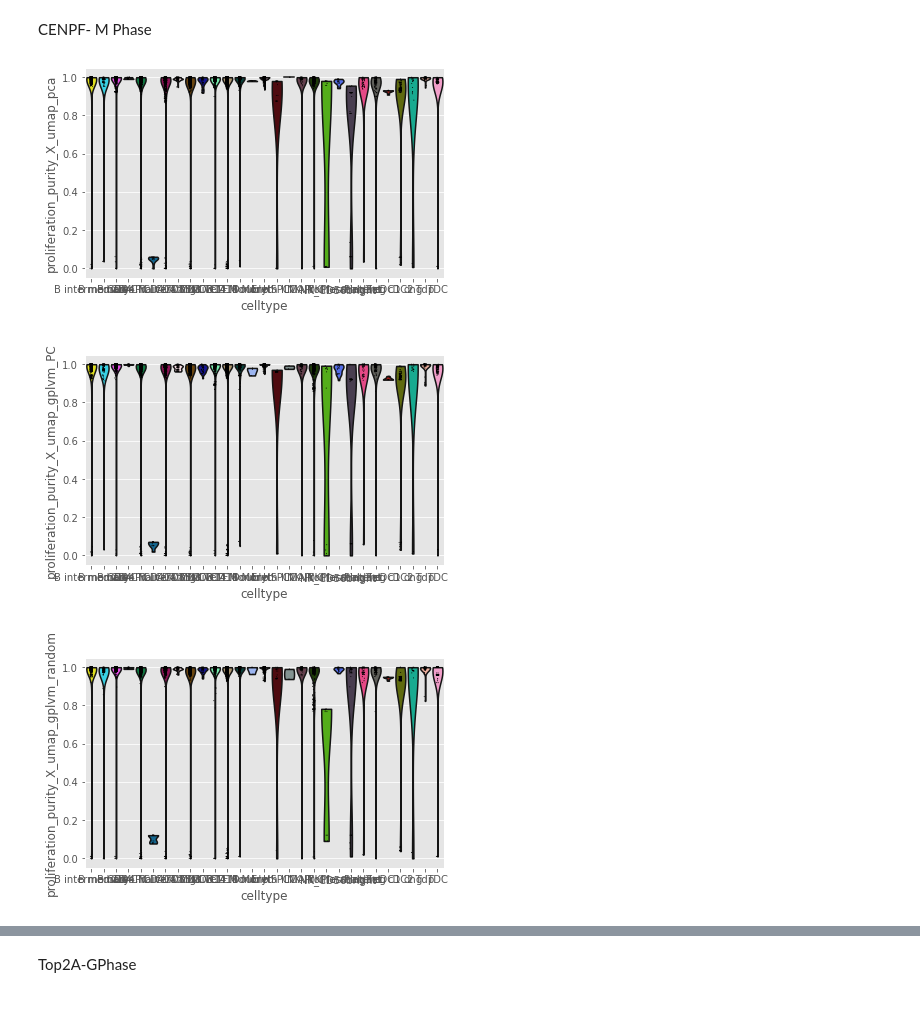
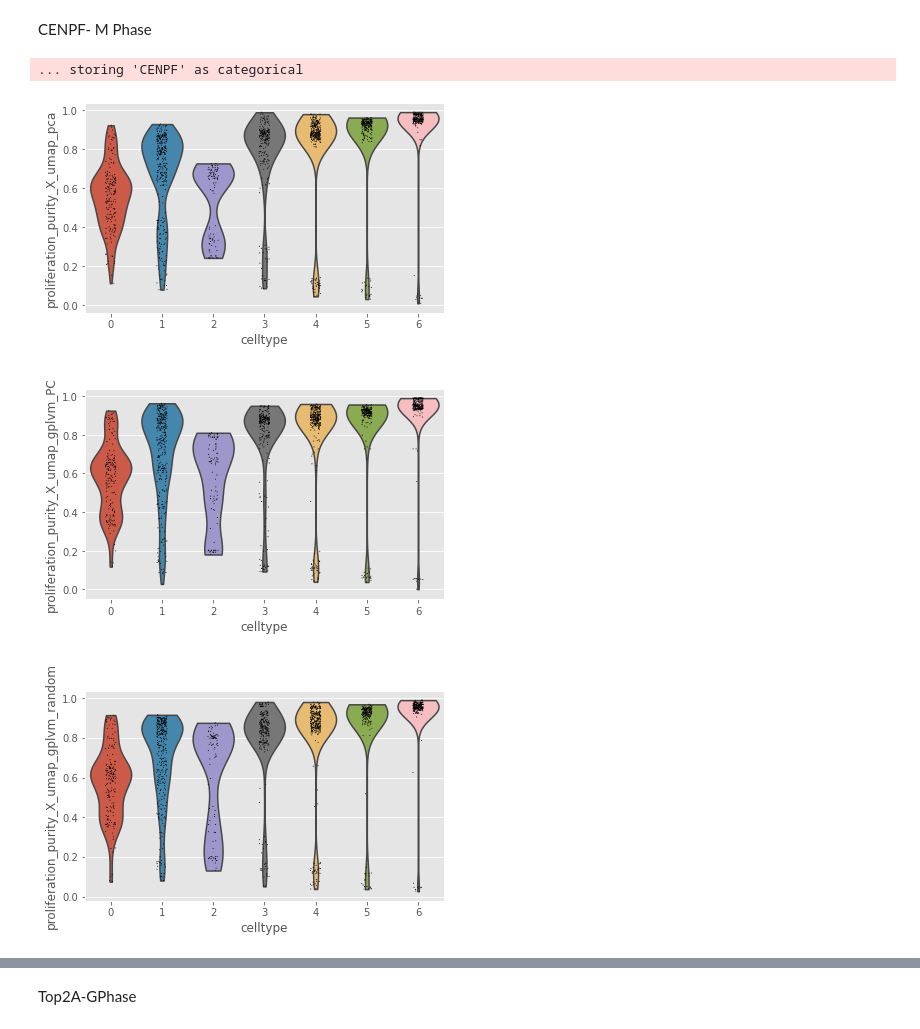
Before and after one commit to shaistamadad/GPLVM_Shaista, a Jupyter notebook: KNN_purity.ipynb, the cells around one changed output, grey strips where cells are left out. Drawn from its saved outputs; the diff is of its cells as text; code cells hidden in the pictures.

```diff
--- a/KNN_purity.ipynb
+++ b/KNN_purity.ipynb
@@ -136,22 +277,22 @@ TT_DF
 # %% [markdown]
 CENPF- M Phase
 # %%
-datasets1=[ pancreas]
-datasets2=[forebrain, pbmc10k]
-for i in range(len(datasets1)):
-    proliferation_purity(datasets1[i], "X_umap_pca", 'Cenpf')
-    proliferation_purity(datasets1[i], "X_umap_gplvm_random", 'Cenpf')
-    proliferation_purity(datasets1[i], "X_umap_gplvm_PC", 'Cenpf')
+datasets2=[forebrain,  pancreas, pbmc10k]
 for i in range(len(datasets2)):
     proliferation_purity(datasets2[i], "X_umap_pca", 'CENPF')
     proliferation_purity(datasets2[i], "X_umap_gplvm_PC", 'CENPF')
     proliferation_purity(datasets2[i], "X_umap_gplvm_random", 'CENPF')
 
 
 
 forebrain.obs['celltype'] = pd.Categorical(forebrain.obs.celltype)
 (forebrain.obs.dtypes)
 
 sc.pl.violin(forebrain, 'proliferation_purity_X_umap_pca', groupby='celltype')
 sc.pl.violin(forebrain, 'proliferation_purity_X_umap_gplvm_PC', groupby='celltype')
 sc.pl.violin(forebrain, 'proliferation_purity_X_umap_gplvm_random', groupby='celltype')
+# %% [output]
+... storing 'CENPF' as categorical
+[figure, added]
+[figure, added]
+[figure, added]
@@ -158,9 +305,5 @@ sc.pl.violin(forebrain, 'proliferation_purity_X_umap_gplvm_random', groupby='cel
 # %%
-sc.pl.violin(pbmc10k, 'proliferation_purity_X_umap_pca', groupby='celltype')
-sc.pl.violin(pbmc10k, 'proliferation_purity_X_umap_gplvm_PC', groupby='celltype')
-sc.pl.violin(pbmc10k, 'proliferation_purity_X_umap_gplvm_random', groupby='celltype')
+# sc.pl.violin(pbmc10k2, 'proliferation_purity_X_umap_pca', groupby='celltype')
+# sc.pl.violin(pbmc10k2, 'proliferation_purity_X_umap_gplvm_PC', groupby='celltype')
+# sc.pl.violin(pbmc10k2, 'proliferation_purity_X_umap_gplvm_random', groupby='celltype')
-# %% [output]
-[figure, removed]
-[figure, removed]
-[figure, removed]
 # %%
```
Also changed, not shown: parts of 138 cells of this notebook, 6 other files.
